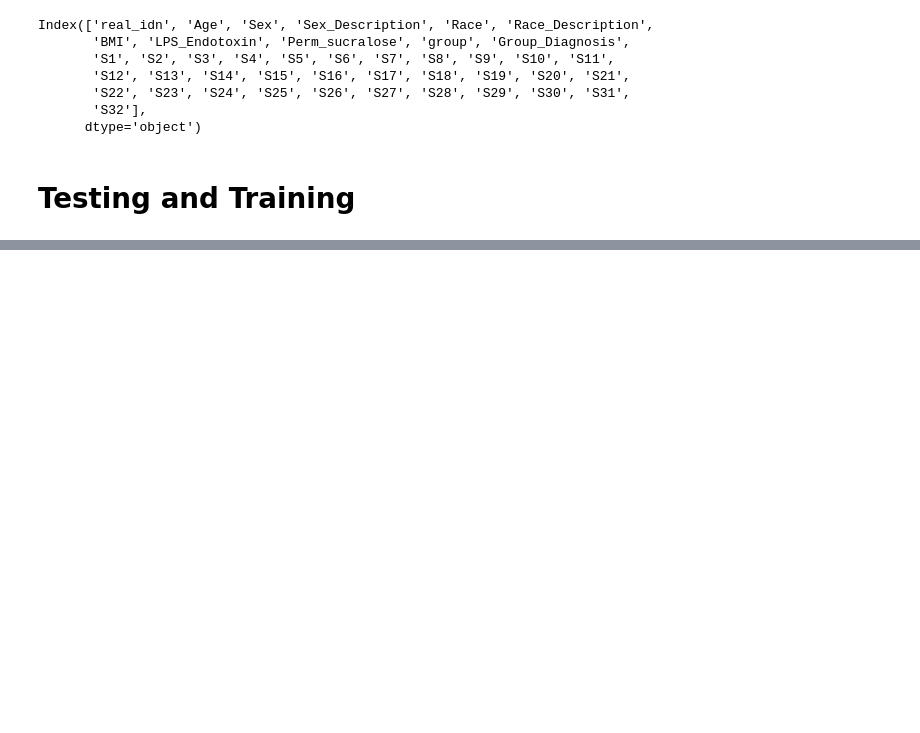
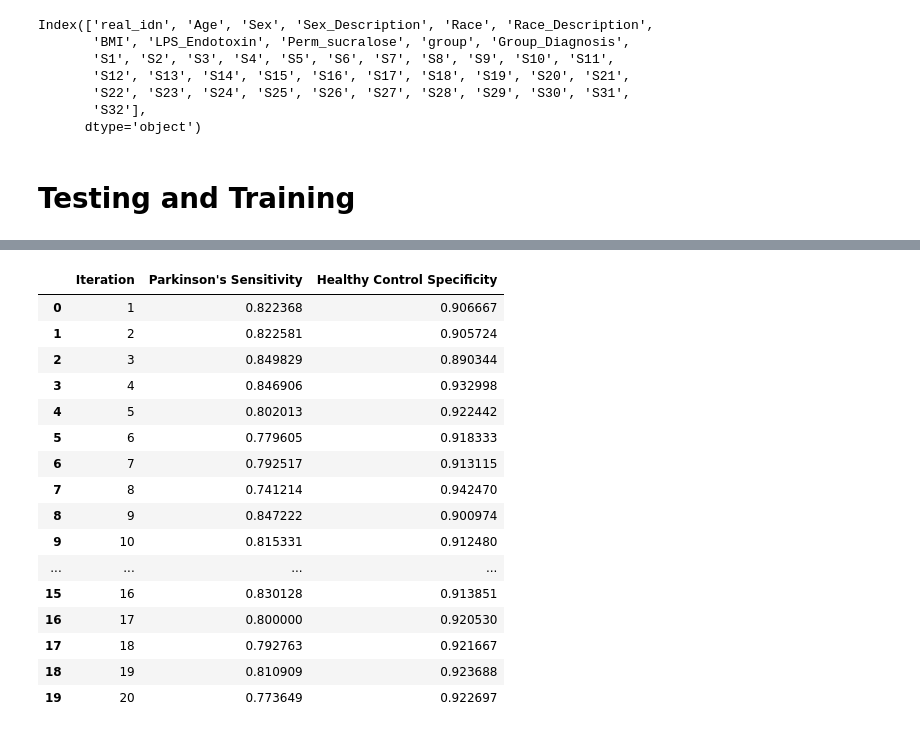
Before and after one commit to cjvilla/enose_predictions, a Jupyter notebook: exploratory_data.ipynb, the cells around one changed output, grey strips where cells are left out. Saved outputs shown, nothing was run; the diff lists cells and outputs as text; code cells hidden in the pictures; blank space fills up the shorter version.

```diff
--- a/exploratory_data.ipynb
+++ b/exploratory_data.ipynb
@@ -590,0 +806,84 @@ sensor_range_df.head(32)
+# %%
+import warnings
+import pandas as pd
+from sklearn.model_selection import train_test_split
+import xgboost as xgb
+from sklearn.metrics import accuracy_score, confusion_matrix
+
+# Suppress XGBoost-related warnings
+warnings.filterwarnings('ignore', category=UserWarning, module='xgboost')
+
+# Load your merged_df dataset and preprocess it (as you've done)
+
+# Create an empty list to store DataFrames
+results_list = []
+
+# Filter the dataset to include only Healthy Control (group 0) and Parkinson's (group 2)
+filtered_df = merged_df[(merged_df['group'] == 0) | (merged_df['group'] == 2)]
+
+# Define features (X) and the modified target variable (y)
+X = filtered_df[['S1', 'S2', 'S3', 'S4', 'S5', 'S6', 'S7', 'S8', 'S9', 'S10',
+              'S11', 'S12', 'S13', 'S14', 'S15', 'S16', 'S17', 'S18', 'S19', 'S20',
+              'S21', 'S22', 'S23', 'S24', 'S25', 'S26', 'S27', 'S28', 'S29', 'S30', 'S31', 'S32']]
+y = filtered_df['group']  # Assuming 0 for Healthy Control and 2 for Parkinson's
+
+# Map the classes to [0, 1]
+class_mapping = {0: 0, 2: 1}  # Map Parkinson's (2) to 1
+y = y.map(class_mapping)
+
+# Specify the number of iterations
+num_iterations = 20
+
+for iteration in range(num_iterations):
+    # Split the dataset into training and testing sets with a random seed
+    X_train, X_test, y_train, y_test = train_test_split(X, y, test_size=0.2, random_state=iteration)
+
+    # Create and train the XGBoost classifier
+    xgb_classifier = xgb.XGBClassifier(objective='binary:logistic', random_state=42)
+    xgb_classifier.fit(X_train, y_train)
+
+    # Predict binary labels on the test set
+    y_pred = xgb_classifier.predict(X_test)
+
+    # Calculate the confusion matrix
+    cm = confusion_matrix(y_test, y_pred)
+
+    # Calculate sensitivity (True Positive Rate) for "Parkinson's" (1)
+    sensitivity_parkinsons = cm[1, 1] / (cm[1, 0] + cm[1, 1])
+
+    # Calculate specificity (True Negative Rate) for "Healthy Control" (0)
+    specificity_healthy_control = cm[0, 0] / (cm[0, 0] + cm[0, 1])
+
+    # Create a DataFrame for the current iteration
+    iteration_df = pd.DataFrame({
+        'Iteration': [iteration + 1],
+        'Parkinson\'s Sensitivity': [sensitivity_parkinsons],
+        'Healthy Control Specificity': [specificity_healthy_control],
+    })
+
+    # Append the DataFrame to the results list
+    results_list.append(iteration_df)
+
+# Concatenate all DataFrames in the results list
+xgboost_pd_sen_spec = pd.concat(results_list, ignore_index=True)
+
+# Display the results DataFrame
+xgboost_pd_sen_spec.head(num_iterations)
+# %% [output]
+|  | Iteration | Parkinson's Sensitivity | Healthy Control Specificity |
+| 0 | 1 | 0.822368 | 0.906667 |
+| 1 | 2 | 0.822581 | 0.905724 |
+| 2 | 3 | 0.849829 | 0.890344 |
+| 3 | 4 | 0.846906 | 0.932998 |
+| 4 | 5 | 0.802013 | 0.922442 |
+| 5 | 6 | 0.779605 | 0.918333 |
+| 6 | 7 | 0.792517 | 0.913115 |
+| 7 | 8 | 0.741214 | 0.942470 |
+| 8 | 9 | 0.847222 | 0.900974 |
+| 9 | 10 | 0.815331 | 0.912480 |
+| ... | ... | ... | ... |
+| 15 | 16 | 0.830128 | 0.913851 |
+| 16 | 17 | 0.800000 | 0.920530 |
+| 17 | 18 | 0.792763 | 0.921667 |
+| 18 | 19 | 0.810909 | 0.923688 |
+| 19 | 20 | 0.773649 | 0.922697 |
```
Also changed, not shown: parts of 40 cells of this notebook.
